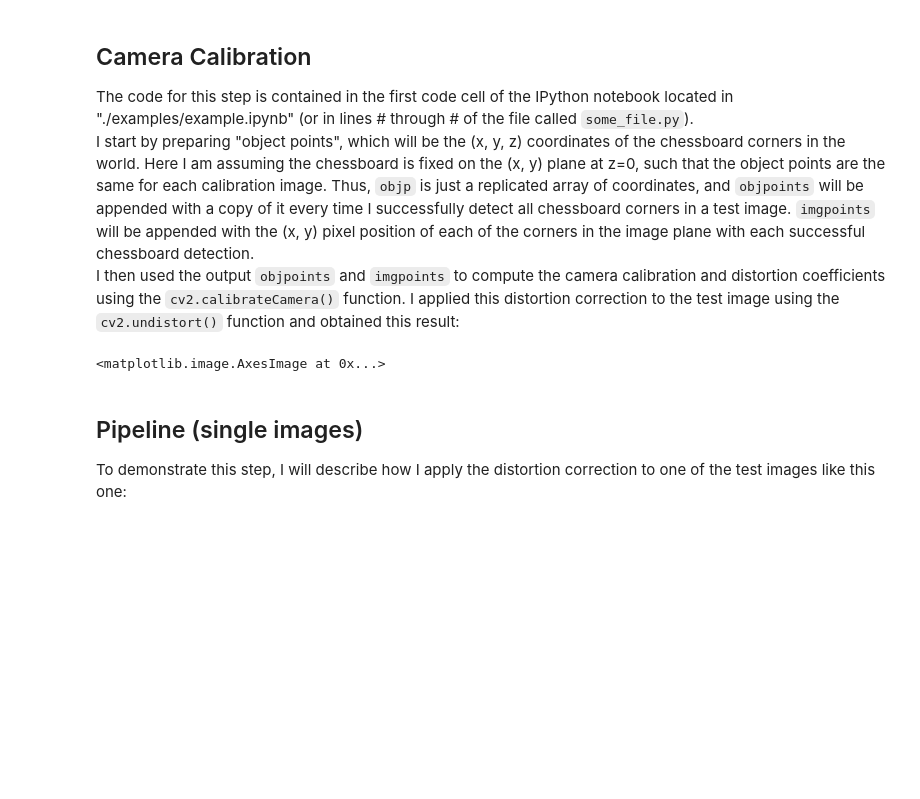
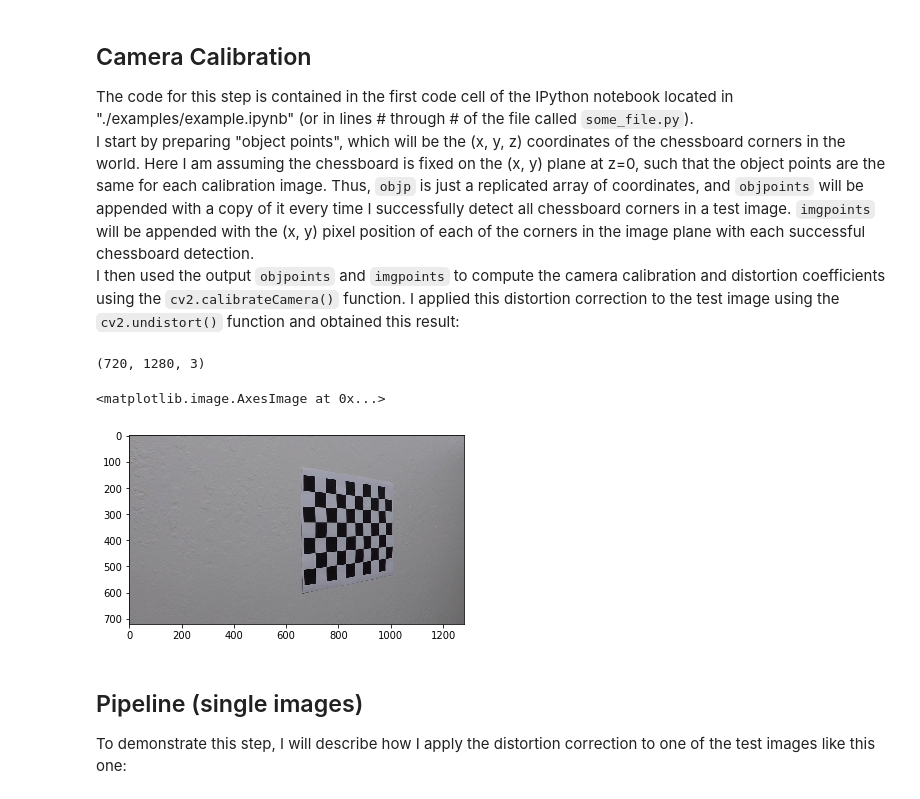
Before and after one commit to hairizuanbinnoorazman/CarND-Advanced-Lane-Lines, a Jupyter notebook: Advanced Lane Finding.ipynb, the cells around one changed output. Saved outputs shown, nothing was run; the diff lists cells and outputs as text; code cells hidden in the pictures; blank space fills up the shorter version.

```diff
--- a/Advanced Lane Finding.ipynb
+++ b/Advanced Lane Finding.ipynb
@@ -18,13 +18,15 @@ The code for this step is contained in the first code cell of the IPython notebo
 I start by preparing "object points", which will be the (x, y, z) coordinates of the chessboard corners in the world. Here I am assuming the chessboard is fixed on the (x, y) plane at z=0, such that the object points are the same for each calibration image.  Thus, `objp` is just a replicated array of coordinates, and `objpoints` will be appended with a copy of it every time I successfully detect all chessboard corners in a test image.  `imgpoints` will be appended with the (x, y) pixel position of each of the corners in the image plane with each successful chessboard detection.
 I then used the output `objpoints` and `imgpoints` to compute the camera calibration and distortion coefficients using the `cv2.calibrateCamera()` function.  I applied this distortion correction to the test image using the `cv2.undistort()` function and obtained this result:
 # %%
-%matplotlib
-
 # Original chessboard image
+%matplotlib inline
 import matplotlib.pyplot as plt
 import matplotlib.image as mpimg
 
-image = mpimg.imread('./camera_cal/calibration1.jpg')
+image = mpimg.imread('./camera_cal/calibration8.jpg')
+print(image.shape)
 plt.imshow(image)
 # %% [output]
-<matplotlib.image.AxesImage at 0x...>
+(720, 1280, 3)
+<matplotlib.image.AxesImage at 0x...>
+[figure, added]
```
Also changed, not shown: parts of 3 cells of this notebook.
